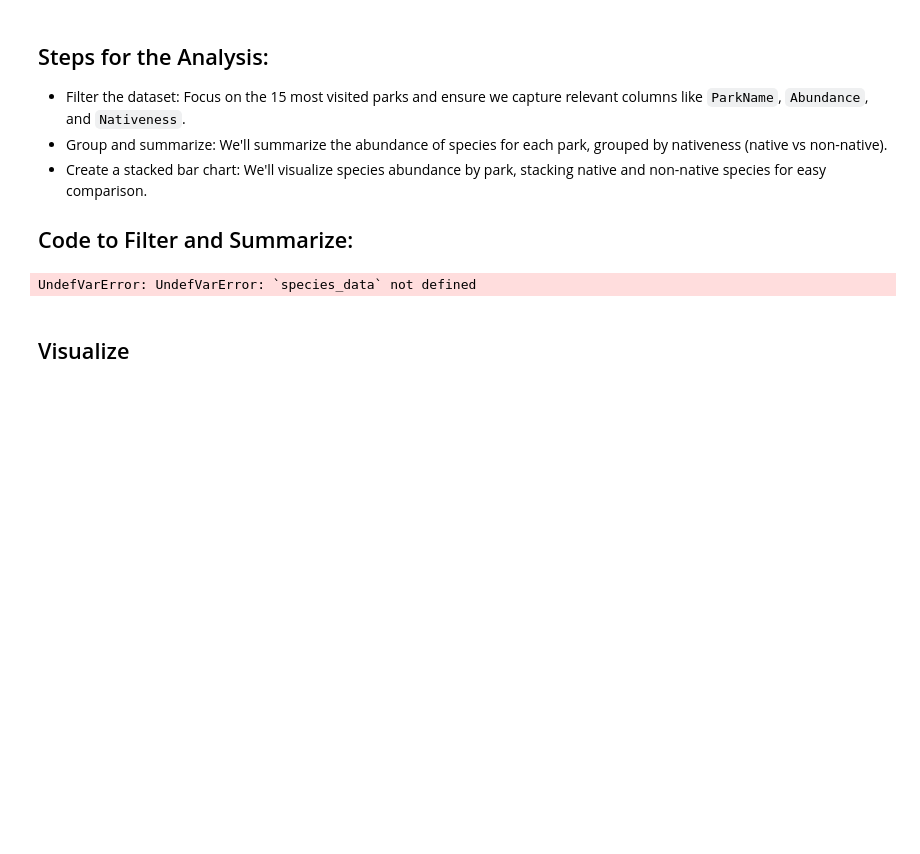
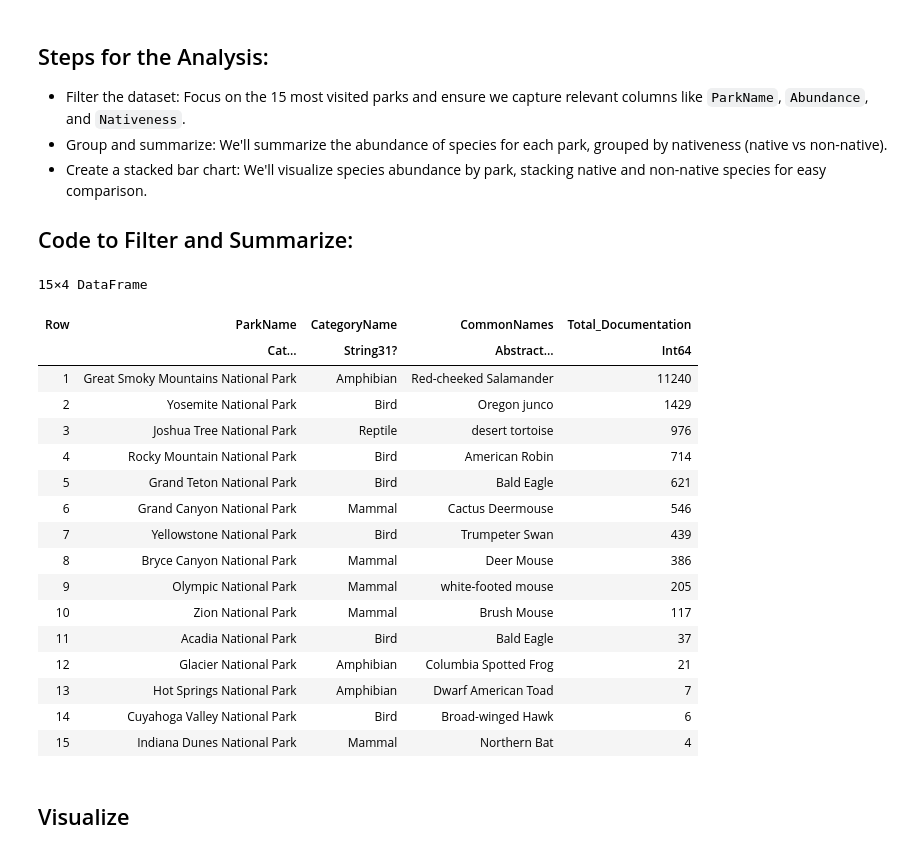
Before and after one commit to nicolasfoss/tidy_tuesday, a Jupyter notebook: National_Parks_2024_10_08/National_Parks_2024_10_08.ipynb, the cells around one changed output. Saved outputs shown, nothing was run; the diff lists cells and outputs as text; code cells hidden in the pictures; blank space fills up the shorter version.

```diff
--- a/National_Parks_2024_10_08/National_Parks_2024_10_08.ipynb
+++ b/National_Parks_2024_10_08/National_Parks_2024_10_08.ipynb
@@ -58,22 +103,57 @@ UndefVarError: UndefVarError: `species_data` not defined
 
 ## Code to Filter and Summarize:
 # %%
+# get a dataframe with CommonNames and the CategoryName for a join
+common_names_categories = @chain begin
+    species_data
+    filter(:CategoryName => x -> x in ["Mammal", "Bird", "Reptile", "Amphibian", "Fish", "Insect"], _)
+    @transform(:CommonNames = ifelse.(:CommonNames .== "NA", :SciName, :CommonNames))
+    @transform(:CommonNames = ifelse.(occursin.(",", :CommonNames), first.(split.(:CommonNames, ",")), :CommonNames))  # Handle split only if comma exists
+    select(:CommonNames, :CategoryName)
+    unique(_)
+end
+
 # Filter and summarize data using @chain macro
+# get the most documented species in each park
 species_abundance_summary = @chain begin
     species_data
+    filter(:CategoryName => x -> x in ["Mammal", "Bird", "Reptile", "Amphibian", "Fish", "Insect"], _)
     @transform(:CommonNames = ifelse.(:CommonNames .== "NA", :SciName, :CommonNames))
     @transform(:CommonNames = ifelse.(occursin.(",", :CommonNames), first.(split.(:CommonNames, ",")), :CommonNames))  # Handle split only if comma exists
-    groupby([:ParkName, :Nativeness])
-    combine(:Nativeness => length => :Count; ungroup=true)
-    sort([:ParkName, order(:Sightings, rev=true)])
-    filter(:Sightings => x -> x .> 0, _)
+    groupby([:ParkName, :CommonNames])
+    @combine(:Total_Documentation = :Vouchers .+ :Observations .+ :References; ungroup=true)
+    sort([:ParkName, order(:Total_Documentation, rev=true)])
     groupby(:ParkName)
-    subset(:Sightings => x -> x .== maximum(x))
+    subset(:Total_Documentation => x -> x .== maximum(x))
     groupby(:ParkName)
-    combine(:ParkName => first => :ParkName, :CommonNames => first => :CommonNames, :Sightings => first => :Sightings)  # Combine with max sightings per ParkName
+    combine(:ParkName => first => :ParkName, :CommonNames => first => :CommonNames, :Total_Documentation => first => :Total_Documentation)  # Combine with max sightings per ParkName
+    leftjoin(common_names_categories, on = :CommonNames)
+    select(:ParkName, :CategoryName, :CommonNames, :Total_Documentation)
+    sort(:Total_Documentation, rev = true)
 end
+
+species_abundance_summary.ParkName = categorical(species_abundance_summary.ParkName, levels=unique(species_abundance_summary.ParkName), ordered = true)
+
+species_abundance_summary
 # %% [output]
-UndefVarError: UndefVarError: `species_data` not defined
+15×4 DataFrame
+| Row | ParkName | CategoryName | CommonNames | Total_Documentation |
+|  | Cat… | String31? | Abstract… | Int64 |
+| 1 | Great Smoky Mountains National Park | Amphibian | Red-cheeked Salamander | 11240 |
+| 2 | Yosemite National Park | Bird | Oregon junco | 1429 |
+| 3 | Joshua Tree National Park | Reptile | desert tortoise | 976 |
+| 4 | Rocky Mountain National Park | Bird | American Robin | 714 |
+| 5 | Grand Teton National Park | Bird | Bald Eagle | 621 |
+| 6 | Grand Canyon National Park | Mammal | Cactus Deermouse | 546 |
+| 7 | Yellowstone National Park | Bird | Trumpeter Swan | 439 |
+| 8 | Bryce Canyon National Park | Mammal | Deer Mouse | 386 |
+| 9 | Olympic National Park | Mammal | white-footed mouse | 205 |
+| 10 | Zion National Park | Mammal | Brush Mouse | 117 |
+| 11 | Acadia National Park | Bird | Bald Eagle | 37 |
+| 12 | Glacier National Park | Amphibian | Columbia Spotted Frog | 21 |
+| 13 | Hot Springs National Park | Amphibian | Dwarf American Toad | 7 |
+| 14 | Cuyahoga Valley National Park | Bird | Broad-winged Hawk | 6 |
+| 15 | Indiana Dunes National Park | Mammal | Northern Bat | 4 |
 # %% [markdown]
 ## Visualize
 # %% [markdown]
```
Also changed, not shown: parts of 12 cells of this notebook.
